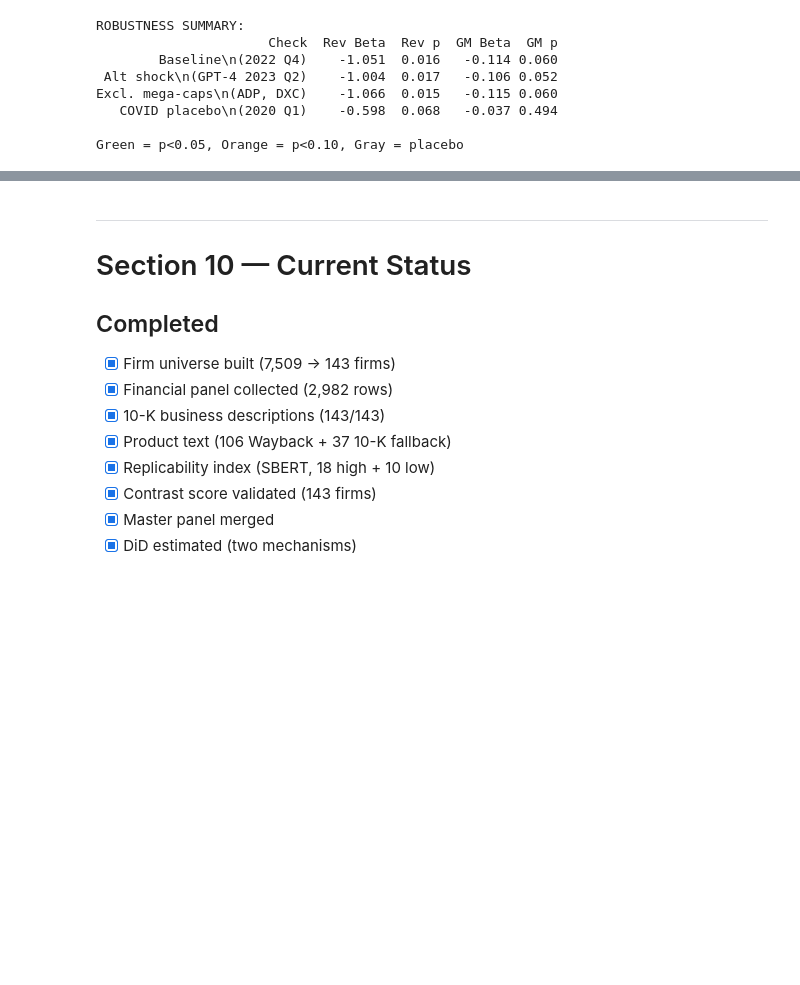
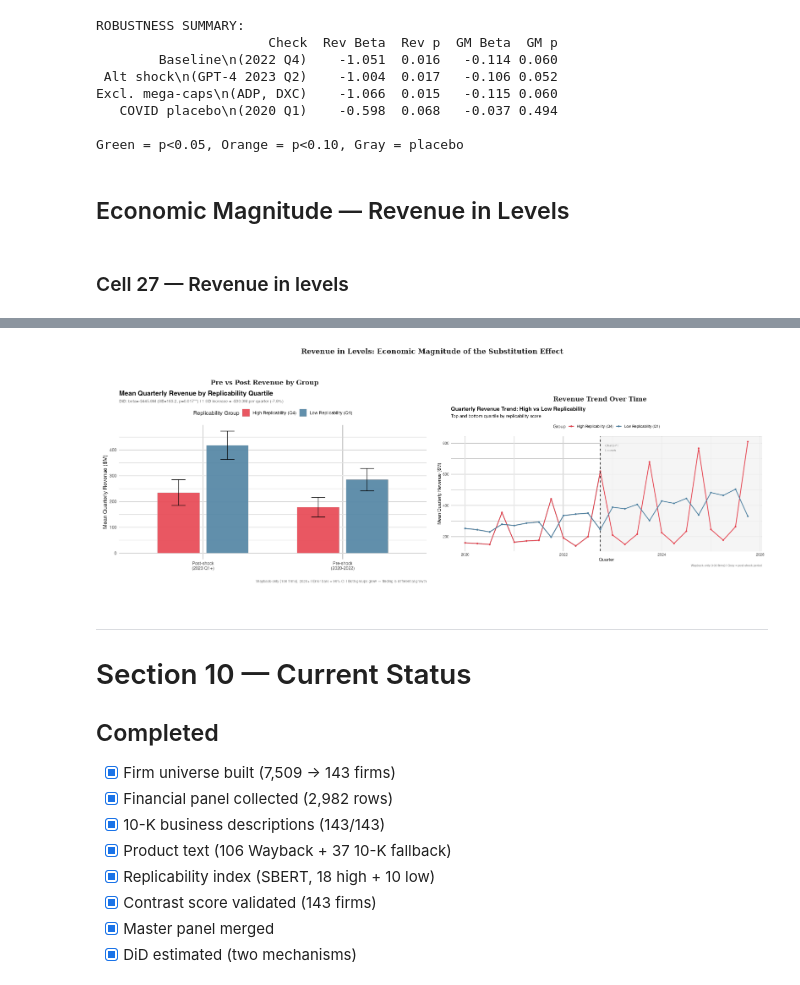
Before and after one commit to hakangulmez/thesis-ai-task-shock, a Jupyter notebook: notebooks/project_overview.ipynb, the cells around one changed output, grey strips where cells are left out. Cells and saved outputs as stored; diff of their text form; code cells hidden in the pictures; blank space fills up the shorter version.

```diff
--- a/notebooks/project_overview.ipynb
+++ b/notebooks/project_overview.ipynb
@@ -1350,3 +1350,77 @@ Excl. mega-caps\n(ADP, DXC)    -1.066  0.015   -0.115 0.060
    COVID placebo\n(2020 Q1)    -0.598  0.068   -0.037 0.494
 
 Green = p<0.05, Orange = p<0.10, Gray = placebo
+# %% [markdown]
+## Economic Magnitude — Revenue in Levels
+# %% [markdown]
+### Cell 27 — Revenue in levels
+# %%
+import matplotlib.pyplot as plt
+import matplotlib.image as mpimg
+import pandas as pd
+import numpy as np
+
+# Results table
+print('REVENUE IN LEVELS — ECONOMIC MAGNITUDE')
+print('=' * 55)
+print()
+
+levels = pd.DataFrame({
+    'Specification': [
+        'ln(Revenue) — log scale',
+        'Revenue — millions USD'],
+    'Sample': ['WB-only (106)', 'WB-only (106)'],
+    'Beta': [-1.051, -445.83],
+    'SE': [0.427, 183.22],
+    'p_value': [0.016, 0.017],
+    'Sig': ['**', '**']
+})
+print(levels.to_string(index=False))
+print()
+print('Economic interpretation:')
+print('  1 SD increase in replicability (0.068):')
+print('  = -$30.3M quarterly revenue')
+print('  = -7.8% of mean quarterly revenue ($388M)')
+print()
+
+growth = pd.DataFrame({
+    'Group': ['Low Replicability (Q1)',
+              'High Replicability (Q4)'],
+    'Pre-shock ($M)': [284.6, 178.1],
+    'Post-shock ($M)': [417.8, 234.8],
+    'Growth (%)': ['+46.8%', '+31.8%']
+})
+print('Revenue growth by replicability quartile:')
+print(growth.to_string(index=False))
+print()
+print('Gap: 15 percentage points in post-shock growth')
+print('Both groups grew — finding is differential growth')
+
+# Load and display figures
+fig, axes = plt.subplots(1, 2, figsize=(16, 6))
+
+for ax, fname, title in zip(axes,
+    ['../figures/revenue_levels.png',
+     '../figures/revenue_trend_by_group.png'],
+    ['Pre vs Post Revenue by Group',
+     'Revenue Trend Over Time']):
+    if __import__('os').path.exists(fname):
+        img = mpimg.imread(fname)
+        ax.imshow(img)
+        ax.axis('off')
+        ax.set_title(title, fontsize=11,
+                    fontweight='bold')
+    else:
+        ax.text(0.5, 0.5, f'Figure not found:\n{fname}',
+               ha='center', va='center',
+               transform=ax.transAxes)
+        ax.axis('off')
+
+plt.suptitle(
+    'Revenue in Levels: Economic Magnitude of the Substitution Effect',
+    fontsize=12, fontweight='bold', y=1.02)
+plt.tight_layout()
+plt.savefig('../figures/revenue_magnitude.png',
+            bbox_inches='tight', dpi=150)
+plt.show()
+# %% [output]
@@ -1353,3 +1446,4 @@ Green = p<0.05, Orange = p<0.10, Gray = placebo
+[figure, added]
 # %% [markdown]
 ---
 # Section 10 — Current Status
```
Also changed, not shown: parts of 1 cell of this notebook, 6 other files.
